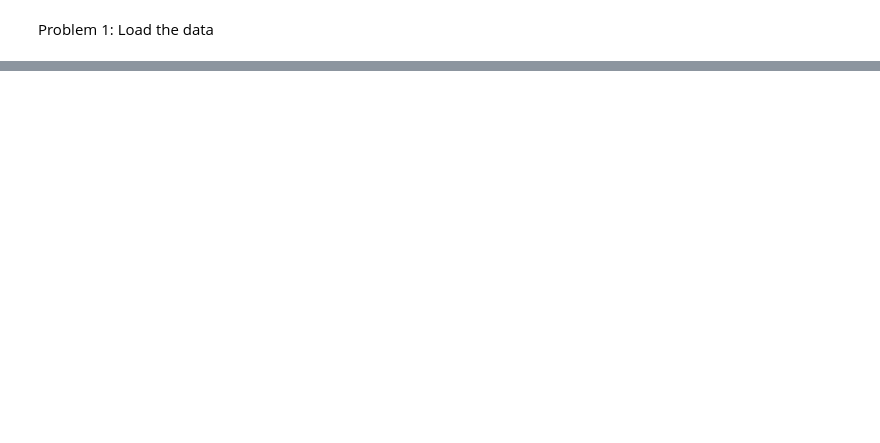
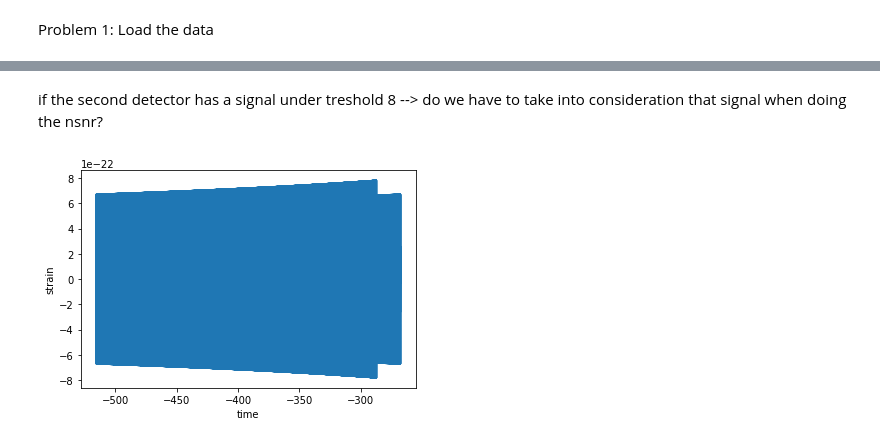
Before and after one commit to margheritawar/PRA3024, a Jupyter notebook: GWDAcorrect.ipynb, the cells around one changed output, grey strips where cells are left out. Cells and saved outputs as stored; diff of their text form; code cells hidden in the pictures; blank space fills up the shorter version.

```diff
--- a/GWDAcorrect.ipynb
+++ b/GWDAcorrect.ipynb
@@ -186,0 +194,22 @@ pylab.show()
+# %% [markdown]
+if the second detector has a signal under treshold 8 --> do we have to take into consideration that signal when doing the nsnr?
+# %%
+#recreating template using the mass that maximises our snr
+m = 1.10 # Solar masses
+conditioned = strain['H1']
+hp, hc = get_td_waveform(approximant="TaylorT2",
+                     mass1=m,
+                     mass2=m,
+                     delta_t=conditioned.delta_t,
+                     f_lower=15)
+
+# We will resize the vector to match our data
+hp.resize(len(conditioned))
+
+template = hp .cyclic_time_shift(hp.start_time)
+pylab.plot(hp.sample_times, template)
+pylab.xlabel('time')
+pylab.ylabel('strain')
+pylab.show()
+# %% [output]
+[figure, added]
```
Also changed, not shown: parts of 13 cells of this notebook.
